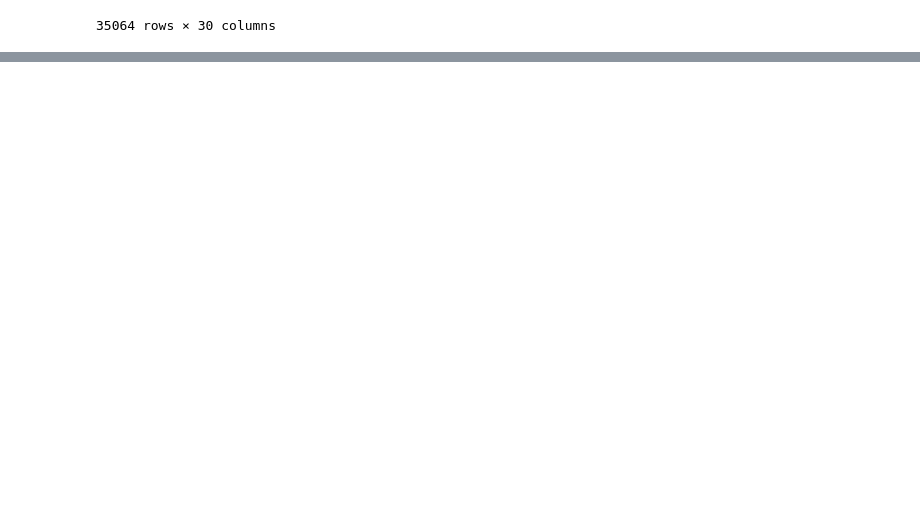
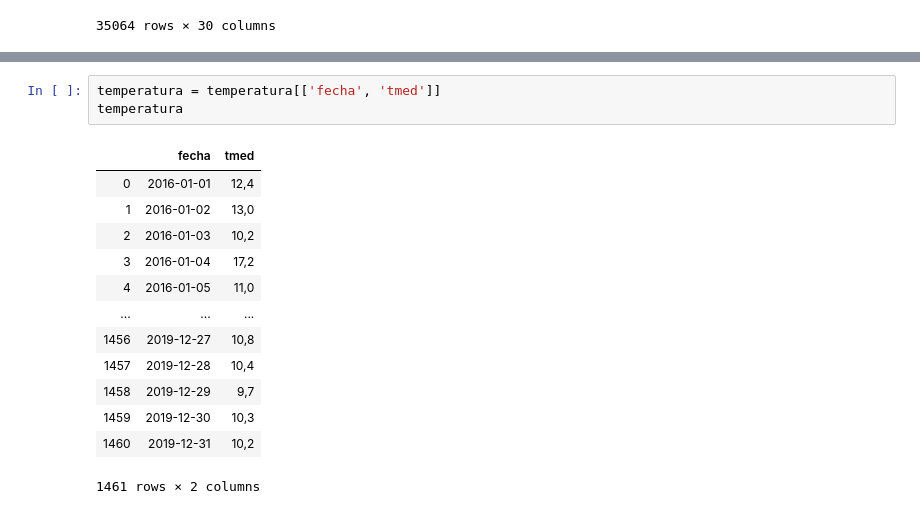
Before and after one commit to pablohhb/TFM, a Jupyter notebook: exploracion_datos.ipynb, the cells around one changed output, grey strips where cells are left out. Drawn from its saved outputs; the diff is of its cells as text; blank space fills up the shorter version.

```diff
--- a/exploracion_datos.ipynb
+++ b/exploracion_datos.ipynb
@@ -296,0 +318,17 @@ demanda
+# %%
+temperatura = temperatura[['fecha', 'tmed']]
+temperatura
+# %% [output]
+|  | fecha | tmed |
+| 0 | 2016-01-01 | 12,4 |
+| 1 | 2016-01-02 | 13,0 |
+| 2 | 2016-01-03 | 10,2 |
+| 3 | 2016-01-04 | 17,2 |
+| 4 | 2016-01-05 | 11,0 |
+| ... | ... | ... |
+| 1456 | 2019-12-27 | 10,8 |
+| 1457 | 2019-12-28 | 10,4 |
+| 1458 | 2019-12-29 | 9,7 |
+| 1459 | 2019-12-30 | 10,3 |
+| 1460 | 2019-12-31 | 10,2 |
+1461 rows × 2 columns
```
Also changed, not shown: parts of 11 cells of this notebook.
